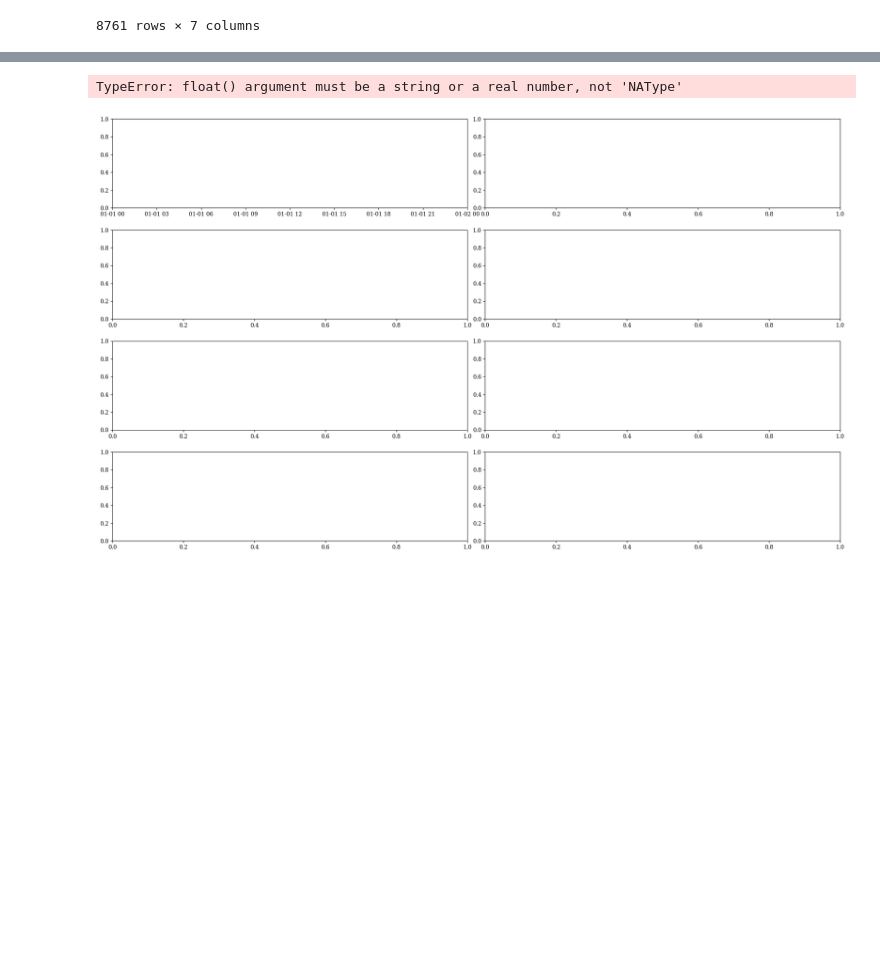
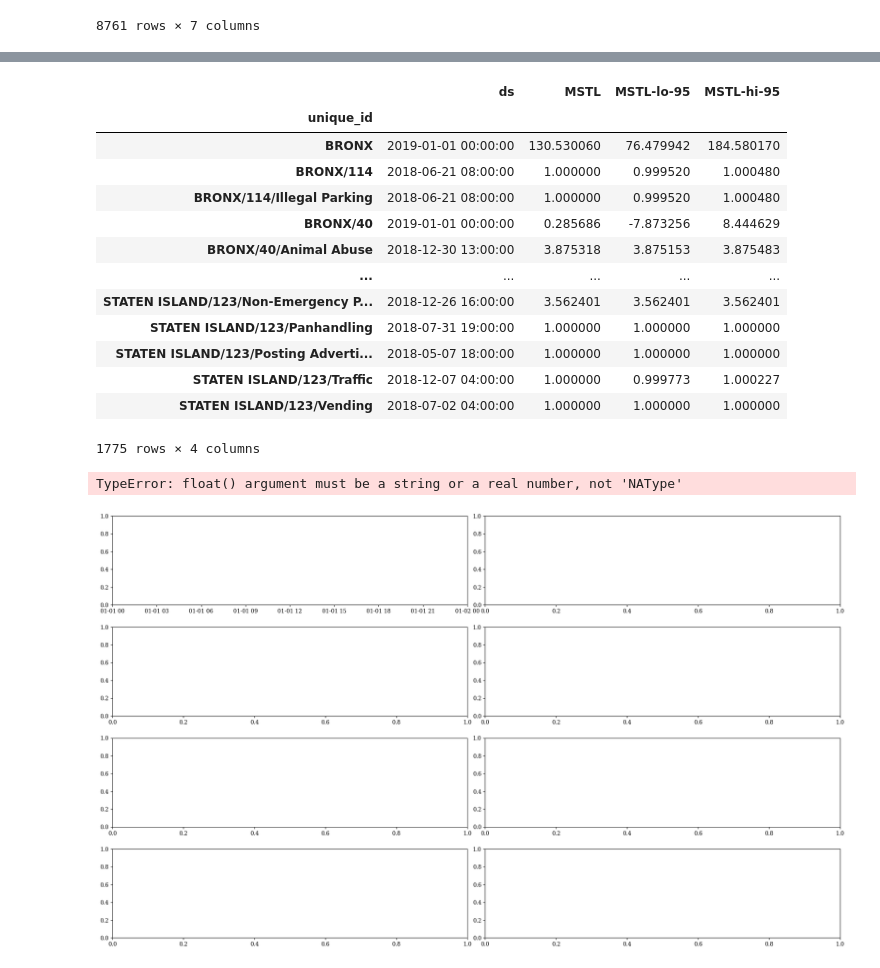
Before and after one commit to jamorr/Capstone, a Jupyter notebook: src/ts_analysis.ipynb, the cells around one changed output, grey strips where cells are left out. Saved outputs shown, nothing was run; the diff lists cells and outputs as text; code cells hidden in the pictures; blank space fills up the shorter version.

```diff
--- a/src/ts_analysis.ipynb
+++ b/src/ts_analysis.ipynb
@@ -86 +287,18 @@ df = pd.merge(df, hourly_crime, how='left', left_on=['created_H', 'precinct'], r
+# %%
+fcts
+# %% [output]
+|  | ds | MSTL | MSTL-lo-95 | MSTL-hi-95 |
+| unique_id |  |  |  |  |
+| BRONX | 2019-01-01 00:00:00 | 130.530060 | 76.479942 | 184.580170 |
+| BRONX/114 | 2018-06-21 08:00:00 | 1.000000 | 0.999520 | 1.000480 |
+| BRONX/114/Illegal Parking | 2018-06-21 08:00:00 | 1.000000 | 0.999520 | 1.000480 |
+| BRONX/40 | 2019-01-01 00:00:00 | 0.285686 | -7.873256 | 8.444629 |
+| BRONX/40/Animal Abuse | 2018-12-30 13:00:00 | 3.875318 | 3.875153 | 3.875483 |
+| ... | ... | ... | ... | ... |
+| STATEN ISLAND/123/Non-Emergency P... | 2018-12-26 16:00:00 | 3.562401 | 3.562401 | 3.562401 |
+| STATEN ISLAND/123/Panhandling | 2018-07-31 19:00:00 | 1.000000 | 1.000000 | 1.000000 |
+| STATEN ISLAND/123/Posting Adverti... | 2018-05-07 18:00:00 | 1.000000 | 1.000000 | 1.000000 |
+| STATEN ISLAND/123/Traffic | 2018-12-07 04:00:00 | 1.000000 | 0.999773 | 1.000227 |
+| STATEN ISLAND/123/Vending | 2018-07-02 04:00:00 | 1.000000 | 1.000000 | 1.000000 |
+1775 rows × 4 columns
 # %%
```
Also changed, not shown: parts of 23 cells of this notebook, 4 other files.
